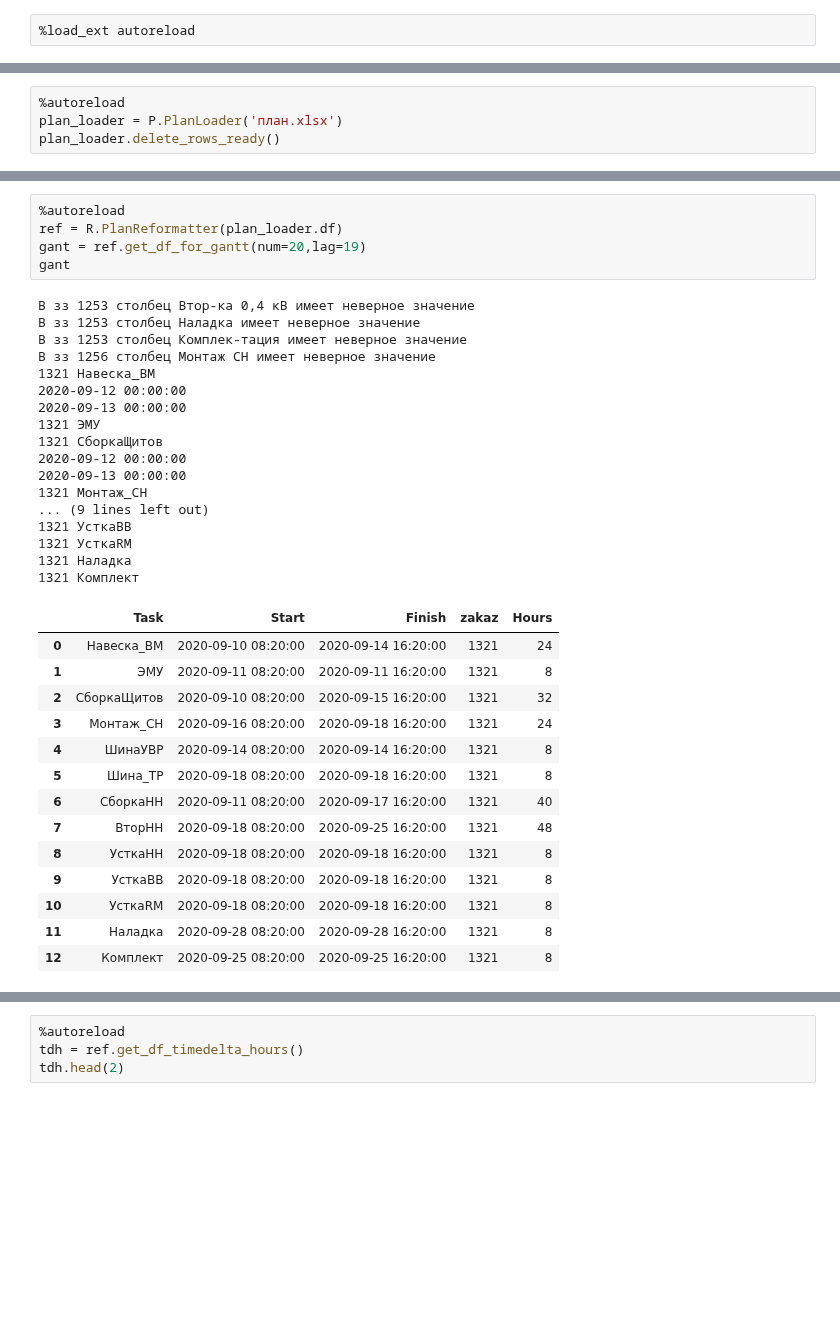
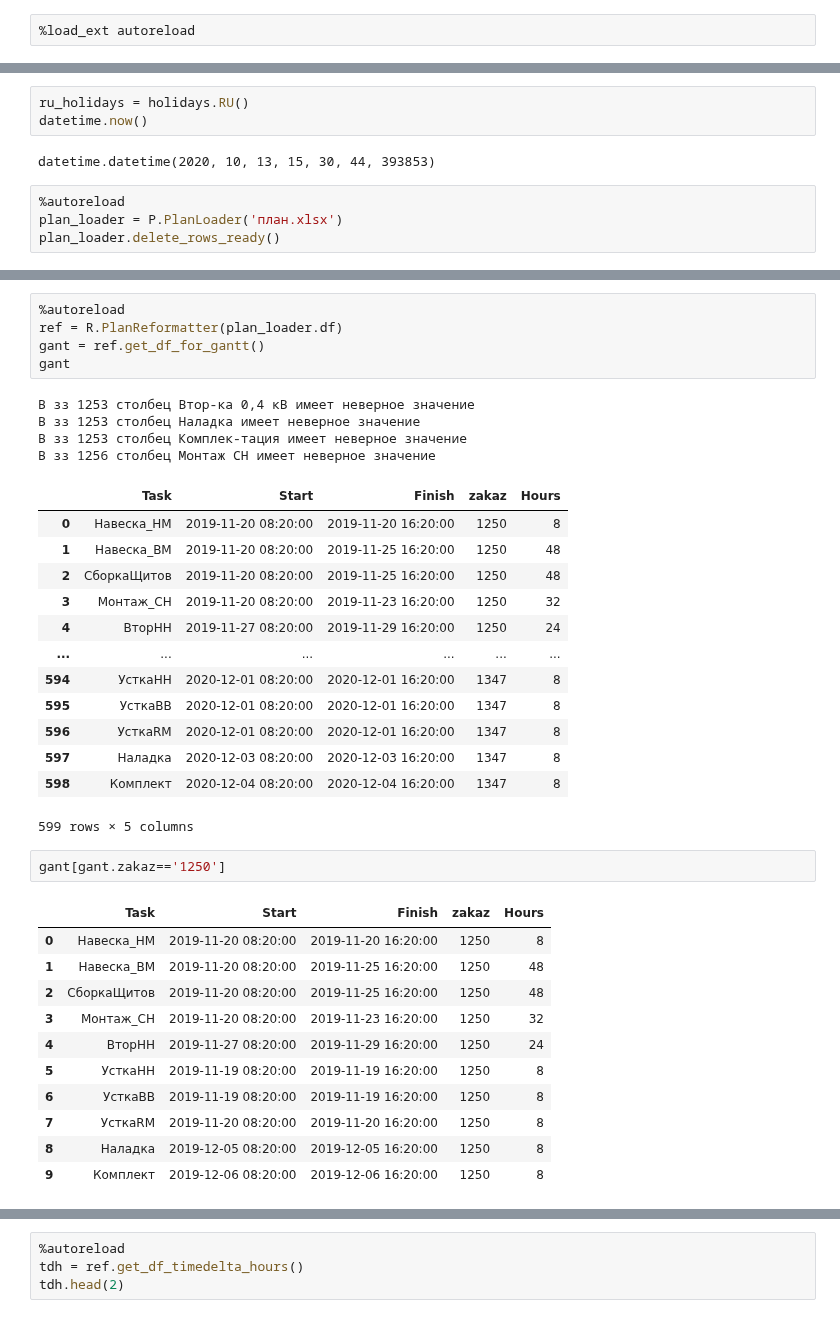
Before and after one commit to TimurKarev/Plan, a Jupyter notebook: test.ipynb, the cells around one changed output, grey strips where cells are left out. Drawn from its saved outputs; the diff is of its cells as text; blank space fills up the shorter version.

```diff
--- a/test.ipynb
+++ b/test.ipynb
@@ -38,3 +23,8 @@ b.a
+# %%
+ru_holidays = holidays.RU()
+datetime.now()
+# %% [output]
+datetime.datetime(2020, 10, 13, 15, 30, 44, 393853)
 # %%
 %autoreload
 plan_loader = P.PlanLoader('план.xlsx')
@@ -48,37 +38,37 @@ plan_loader.df.head(2)
 # %%
 %autoreload
 ref = R.PlanReformatter(plan_loader.df)
-gant = ref.get_df_for_gantt(num=20,lag=19)
+gant = ref.get_df_for_gantt()
 gant
 # %% [output]
 В зз 1253 столбец Втор-ка 0,4 кВ имеет неверное значение
 В зз 1253 столбец Наладка имеет неверное значение
 В зз 1253 столбец Комплек-тация имеет неверное значение
 В зз 1256 столбец Монтаж СН имеет неверное значение
-1321 Навеска_ВМ
-2020-09-12 00:00:00
-2020-09-13 00:00:00
-1321 ЭМУ
-1321 СборкаЩитов
-2020-09-12 00:00:00
-2020-09-13 00:00:00
-1321 Монтаж_СН
-... (9 lines left out)
-1321 УсткаВВ
-1321 УсткаRM
-1321 Наладка
-1321 Комплект
 |  | Task | Start | Finish | zakaz | Hours |
-| 0 | Навеска_ВМ | 2020-09-10 08:20:00 | 2020-09-14 16:20:00 | 1321 | 24 |
-| 1 | ЭМУ | 2020-09-11 08:20:00 | 2020-09-11 16:20:00 | 1321 | 8 |
-| 2 | СборкаЩитов | 2020-09-10 08:20:00 | 2020-09-15 16:20:00 | 1321 | 32 |
-| 3 | Монтаж_СН | 2020-09-16 08:20:00 | 2020-09-18 16:20:00 | 1321 | 24 |
-| 4 | ШинаУВР | 2020-09-14 08:20:00 | 2020-09-14 16:20:00 | 1321 | 8 |
-| 5 | Шина_ТР | 2020-09-18 08:20:00 | 2020-09-18 16:20:00 | 1321 | 8 |
-| 6 | СборкаНН | 2020-09-11 08:20:00 | 2020-09-17 16:20:00 | 1321 | 40 |
-| 7 | ВторНН | 2020-09-18 08:20:00 | 2020-09-25 16:20:00 | 1321 | 48 |
-| 8 | УсткаНН | 2020-09-18 08:20:00 | 2020-09-18 16:20:00 | 1321 | 8 |
-| 9 | УсткаВВ | 2020-09-18 08:20:00 | 2020-09-18 16:20:00 | 1321 | 8 |
-| 10 | УсткаRM | 2020-09-18 08:20:00 | 2020-09-18 16:20:00 | 1321 | 8 |
-| 11 | Наладка | 2020-09-28 08:20:00 | 2020-09-28 16:20:00 | 1321 | 8 |
-| 12 | Комплект | 2020-09-25 08:20:00 | 2020-09-25 16:20:00 | 1321 | 8 |
+| 0 | Навеска_НМ | 2019-11-20 08:20:00 | 2019-11-20 16:20:00 | 1250 | 8 |
+| 1 | Навеска_ВМ | 2019-11-20 08:20:00 | 2019-11-25 16:20:00 | 1250 | 48 |
+| 2 | СборкаЩитов | 2019-11-20 08:20:00 | 2019-11-25 16:20:00 | 1250 | 48 |
+| 3 | Монтаж_СН | 2019-11-20 08:20:00 | 2019-11-23 16:20:00 | 1250 | 32 |
+| 4 | ВторНН | 2019-11-27 08:20:00 | 2019-11-29 16:20:00 | 1250 | 24 |
+| ... | ... | ... | ... | ... | ... |
+| 594 | УсткаНН | 2020-12-01 08:20:00 | 2020-12-01 16:20:00 | 1347 | 8 |
+| 595 | УсткаВВ | 2020-12-01 08:20:00 | 2020-12-01 16:20:00 | 1347 | 8 |
+| 596 | УсткаRM | 2020-12-01 08:20:00 | 2020-12-01 16:20:00 | 1347 | 8 |
+| 597 | Наладка | 2020-12-03 08:20:00 | 2020-12-03 16:20:00 | 1347 | 8 |
+| 598 | Комплект | 2020-12-04 08:20:00 | 2020-12-04 16:20:00 | 1347 | 8 |
+599 rows × 5 columns
+# %%
+gant[gant.zakaz=='1250']
+# %% [output]
+|  | Task | Start | Finish | zakaz | Hours |
+| 0 | Навеска_НМ | 2019-11-20 08:20:00 | 2019-11-20 16:20:00 | 1250 | 8 |
+| 1 | Навеска_ВМ | 2019-11-20 08:20:00 | 2019-11-25 16:20:00 | 1250 | 48 |
+| 2 | СборкаЩитов | 2019-11-20 08:20:00 | 2019-11-25 16:20:00 | 1250 | 48 |
+| 3 | Монтаж_СН | 2019-11-20 08:20:00 | 2019-11-23 16:20:00 | 1250 | 32 |
+| 4 | ВторНН | 2019-11-27 08:20:00 | 2019-11-29 16:20:00 | 1250 | 24 |
+| 5 | УсткаНН | 2019-11-19 08:20:00 | 2019-11-19 16:20:00 | 1250 | 8 |
+| 6 | УсткаВВ | 2019-11-19 08:20:00 | 2019-11-19 16:20:00 | 1250 | 8 |
+| 7 | УсткаRM | 2019-11-20 08:20:00 | 2019-11-20 16:20:00 | 1250 | 8 |
+| 8 | Наладка | 2019-12-05 08:20:00 | 2019-12-05 16:20:00 | 1250 | 8 |
+| 9 | Комплект | 2019-12-06 08:20:00 | 2019-12-06 16:20:00 | 1250 | 8 |
```
Also changed, not shown: parts of 7 cells of this notebook, 6 other files.
